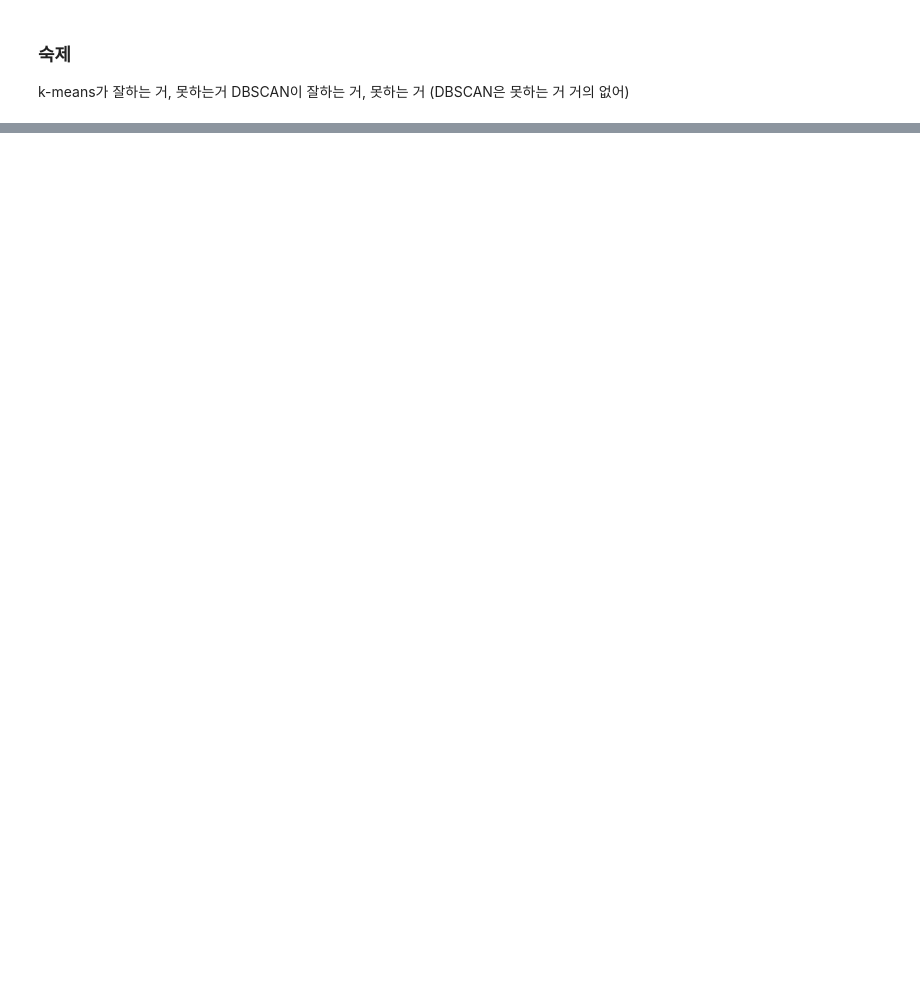
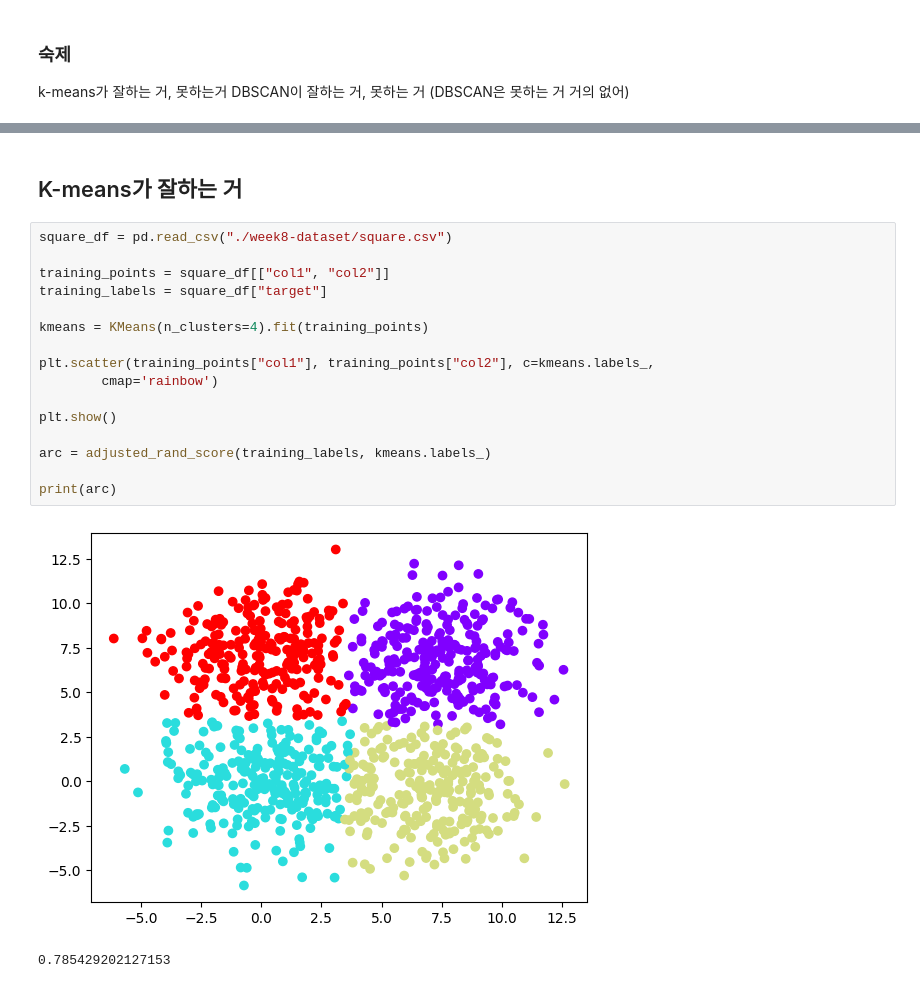
Before and after one commit to Park-HY-00/BAV, a Jupyter notebook: week8-hw.ipynb, the cells around one changed output, grey strips where cells are left out. Cells and saved outputs as stored; diff of their text form; blank space fills up the shorter version.

```diff
--- a/week8-hw.ipynb
+++ b/week8-hw.ipynb
@@ -81,0 +108,21 @@ DBSCAN이 잘하는 거, 못하는 거 (DBSCAN은 못하는 거 거의 없어)
+# %% [markdown]
+## K-means가 잘하는 거
+# %%
+square_df = pd.read_csv("./week8-dataset/square.csv")
+
+training_points = square_df[["col1", "col2"]]
+training_labels = square_df["target"]
+
+kmeans = KMeans(n_clusters=4).fit(training_points)
+
+plt.scatter(training_points["col1"], training_points["col2"], c=kmeans.labels_,
+		cmap='rainbow')
+
+plt.show()
+
+arc = adjusted_rand_score(training_labels, kmeans.labels_)
+
+print(arc)
+# %% [output]
+[figure, added]
+0.785429202127153
```
Also changed, not shown: parts of 15 cells of this notebook, 7 other files.
